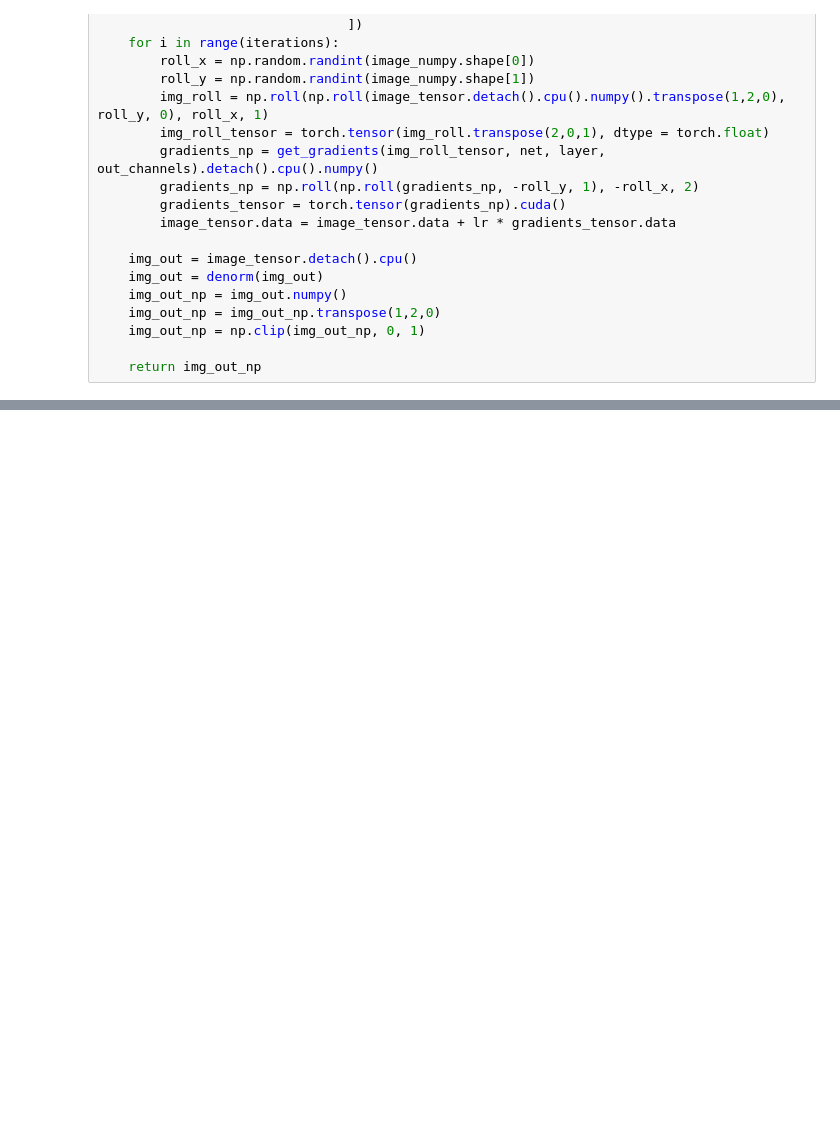
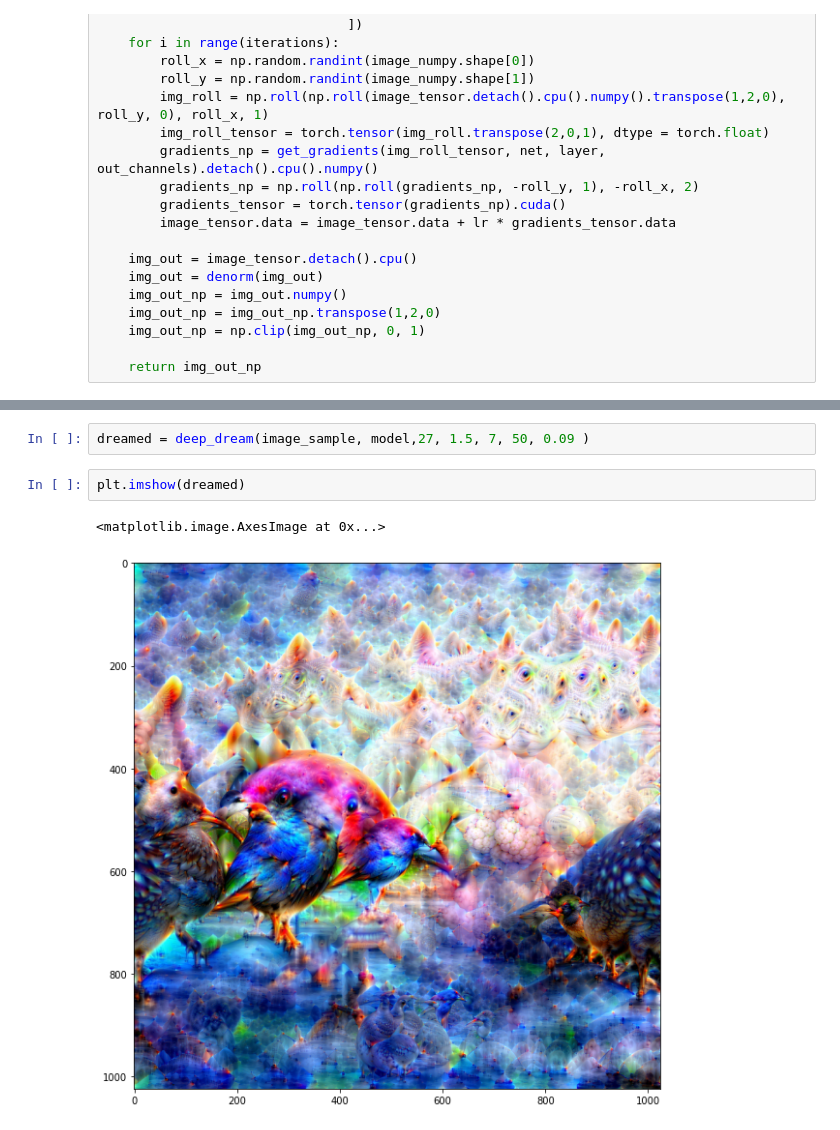
Before and after one commit to Mayukhdeb/torch-dreams, a Jupyter notebook: notebooks/deep_dream_pipeline_building.ipynb, the cells around one changed output, grey strips where cells are left out. Saved outputs shown, nothing was run; the diff lists cells and outputs as text; blank space fills up the shorter version.

```diff
--- a/notebooks/deep_dream_pipeline_building.ipynb
+++ b/notebooks/deep_dream_pipeline_building.ipynb
@@ -140,0 +130,7 @@ plt.imshow(image)
+# %%
+dreamed = deep_dream(image_sample, model,27, 1.5, 7, 50, 0.09 )
+# %%
+plt.imshow(dreamed)
+# %% [output]
+<matplotlib.image.AxesImage at 0x...>
+[figure, added]
```
Also changed, not shown: parts of 7 cells of this notebook.
